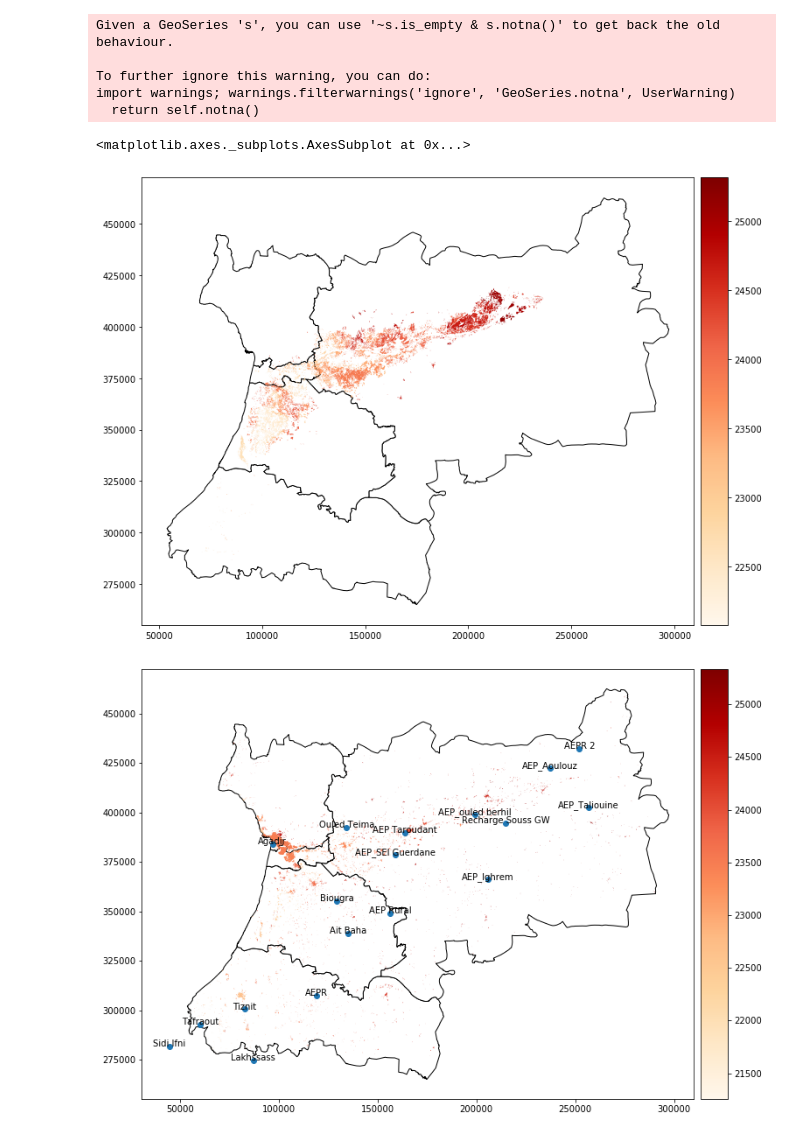
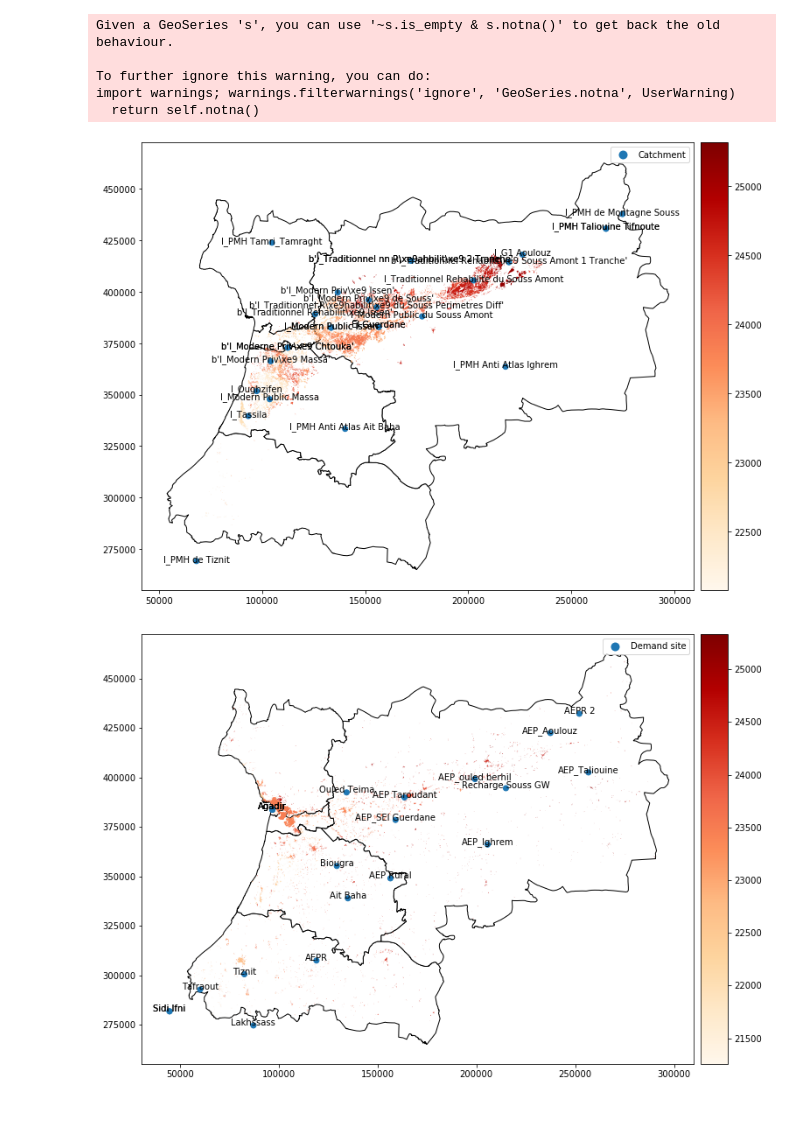
Before and after one commit to KTH-dESA/FAO, a Jupyter notebook: Cropland and Built-up areas processing.ipynb, the cells around one changed output. Drawn from its saved outputs; the diff is of its cells as text; code cells hidden in the pictures.

Commit message:
first full version of energy + lcoe code with cropland and builtareas

```diff
--- a/Cropland and Built-up areas processing.ipynb
+++ b/Cropland and Built-up areas processing.ipynb
@@ -18,14 +18,14 @@ fiona.drvsupport.supported_drivers['KML'] = 'rw' # enable KML support
 cropland = gpd.read_file(r"Data - Souss-Massa\GIS\Processed layers\cropland_2013_processed_20200218_clean.csv", encoding='utf-8')
 cropland.drop(columns=['WKT', 'gen2013', 'area_m2'], inplace=True)
 cropland.reset_index(inplace=True)
-cropland.rename(columns={'area_ha': 'area_m2', 'index': 'point'}, inplace=True)
+cropland.rename(columns={'area_ha': 'area_m2', 'index': 'Demand point', 'prov': 'province'}, inplace=True)
 cropland.columns = cropland.columns.str.replace('mea','')
 
 builtarea = gpd.read_file(r"Data - Souss-Massa\GIS\Processed layers\builtup_2013_processed_20200218_clean.csv", encoding='utf-8')
 builtarea.drop(columns=['WKT', 'fid', 'DN'], inplace=True)
 
 provinces = gpd.read_file('Data - Souss-Massa/GIS/Admin/Provinces.gpkg', encoding='utf-8')
-demand_sites = gpd.read_file('Data - Souss-Massa/Schematic/Demand Sites.kml', encoding='utf-8')
+demand_sites = gpd.read_file('Morocco dashboard/spatial_data/Demand_points.gpkg', encoding='utf-8')
 # %%
 MerchidSudMoroc = 26192
 for gdf in [provinces, demand_sites]:
@@ -53,14 +53,17 @@ import warnings; warnings.filterwarnings('ignore', 'GeoSeries.notna', UserWarnin
 # %%
 fig, ax = plt.subplots(1, 1, figsize=(12, 12))
 
 divider = make_axes_locatable(ax)
 cax = divider.append_axes("right", size="5%", pad=0.1)
 
 provinces.plot(color='white', edgecolor='black', ax=ax)
 cropland.plot(column='_srad7', ax=ax, cmap='OrRd', legend=True, cax=cax)
+demand_sites.loc[demand_sites['type']=='Catchment'].plot(ax=ax, column='type', legend=True)
+for idx, row in demand_sites.loc[demand_sites['type']=='Catchment'].iterrows():
+    ax.annotate(s=row['point'], xy=row.geometry.centroid.coords[0],
+                 horizontalalignment='center')
 # %% [output]
-<matplotlib.axes._subplots.AxesSubplot at 0x...>
-[figure, old version]
+[figure, new version]
 # %%
 fig, ax = plt.subplots(1, 1, figsize=(12, 12))
 
@@ -69,12 +72,12 @@ cax = divider.append_axes("right", size="5%", pad=0.1)
 
 provinces.plot(color='white', edgecolor='black', ax=ax)
 builtarea.plot(column='_srad7', ax=ax, cmap='OrRd', legend=True, cax=cax)
-demand_sites.plot(ax=ax)
-for idx, row in demand_sites.iterrows():
-    ax.annotate(s=row['Name'], xy=row.geometry.centroid.coords[0],
+demand_sites.loc[demand_sites['type']=='Demand site'].plot(ax=ax, column='type', legend=True)
+for idx, row in demand_sites.loc[demand_sites['type']=='Demand site'].iterrows():
+    ax.annotate(s=row['point'], xy=row.geometry.centroid.coords[0],
                  horizontalalignment='center')
 # %% [output]
-[figure, old version]
+[figure, new version]
 # %%
 def create_time_data(data, first_year, end_year):
     df = pd.DataFrame()
```
Also changed, not shown: parts of 6 cells of this notebook, 27 other files.
